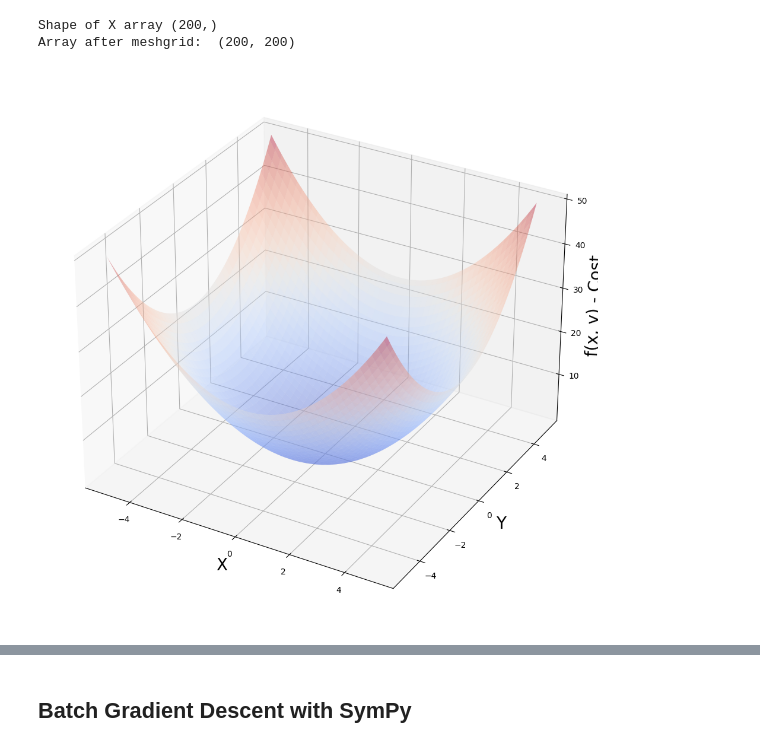
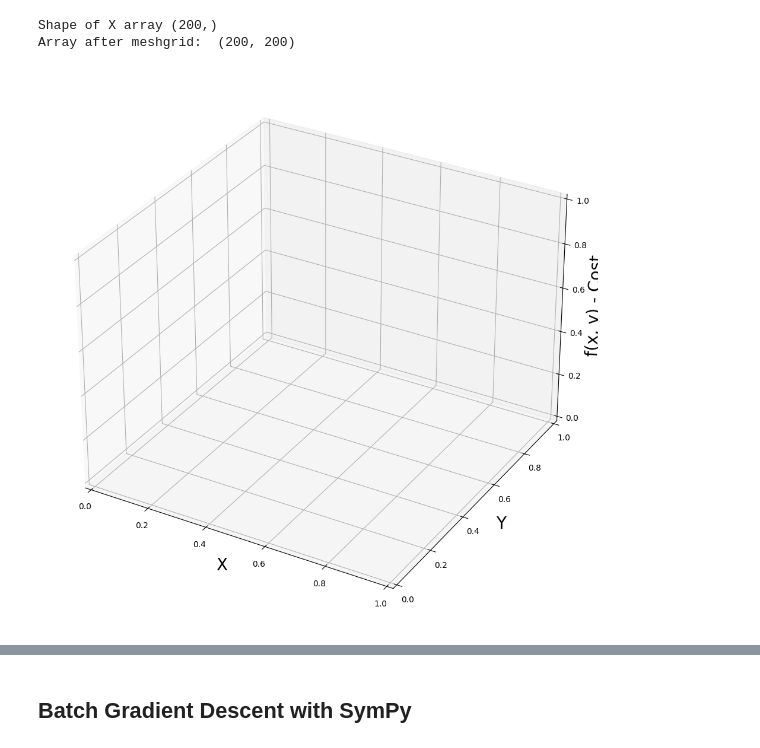
Before and after one commit to TholetiRushasri/FMML-LAB, a Jupyter notebook: FMML_2022_Module_04_Project_2024.ipynb, the cells around one changed output, grey strips where cells are left out. Cells and saved outputs as stored; diff of their text form; code cells hidden in the pictures.

```diff
--- a/FMML_2022_Module_04_Project_2024.ipynb
+++ b/FMML_2022_Module_04_Project_2024.ipynb
@@ -616,14 +558,14 @@ Array after meshgrid:  (200, 200)
 # %%
 # Generating 3D Plot
 fig = plt.figure(figsize=(16, 12))
 ax = fig.add_subplot(111, projection='3d')
 
 ax.set_xlabel('X', fontsize=20)
 ax.set_ylabel('Y', fontsize=20)
 ax.set_zlabel('f(x, y) - Cost', fontsize=20)
 
-ax.plot_surface(x_4, y_4, f(x_4, y_4), cmap=cm.coolwarm, alpha=0.4)
+
 
 plt.show()
 # %% [output]
-[figure, old version]
+[figure, new version]
```
Also changed, not shown: parts of 27 cells of this notebook.
